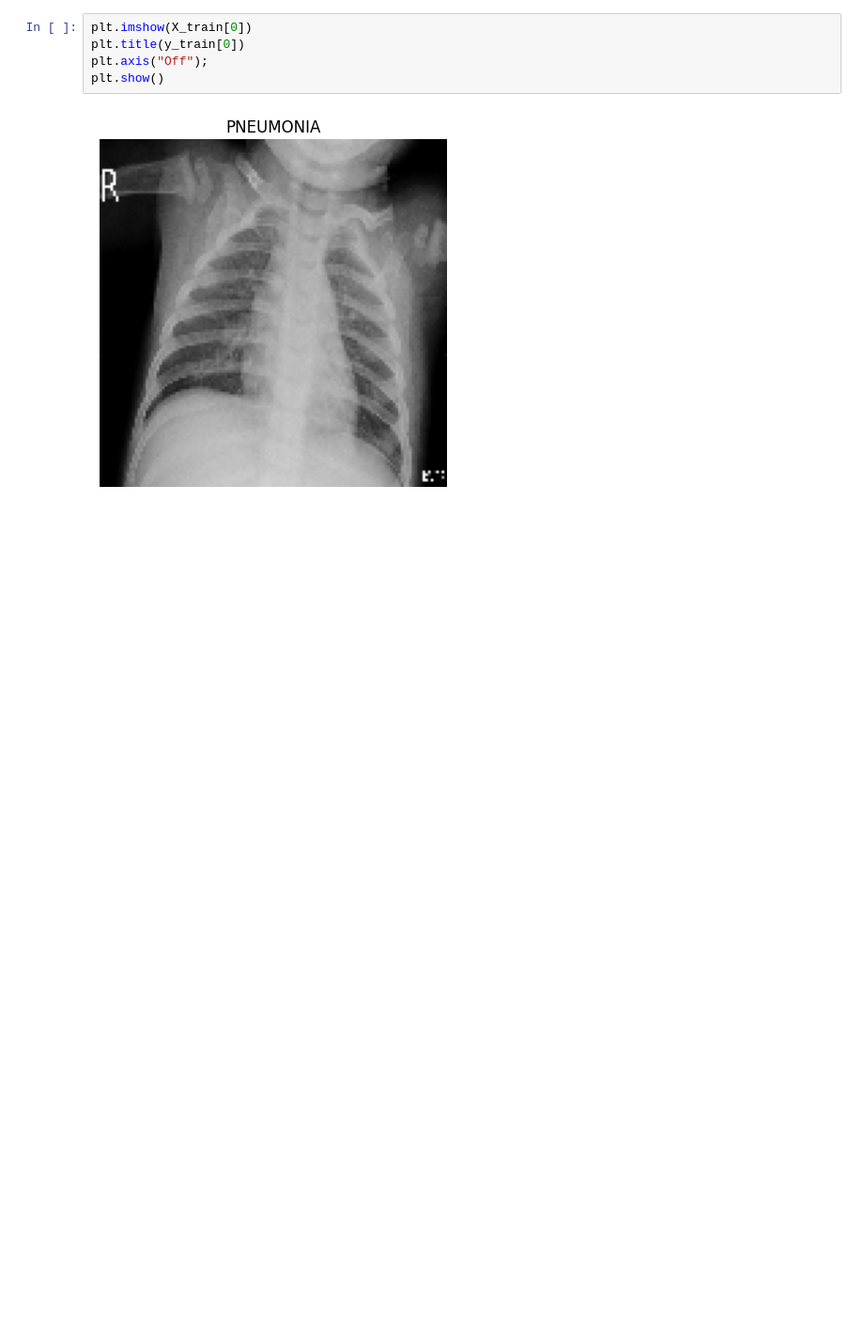
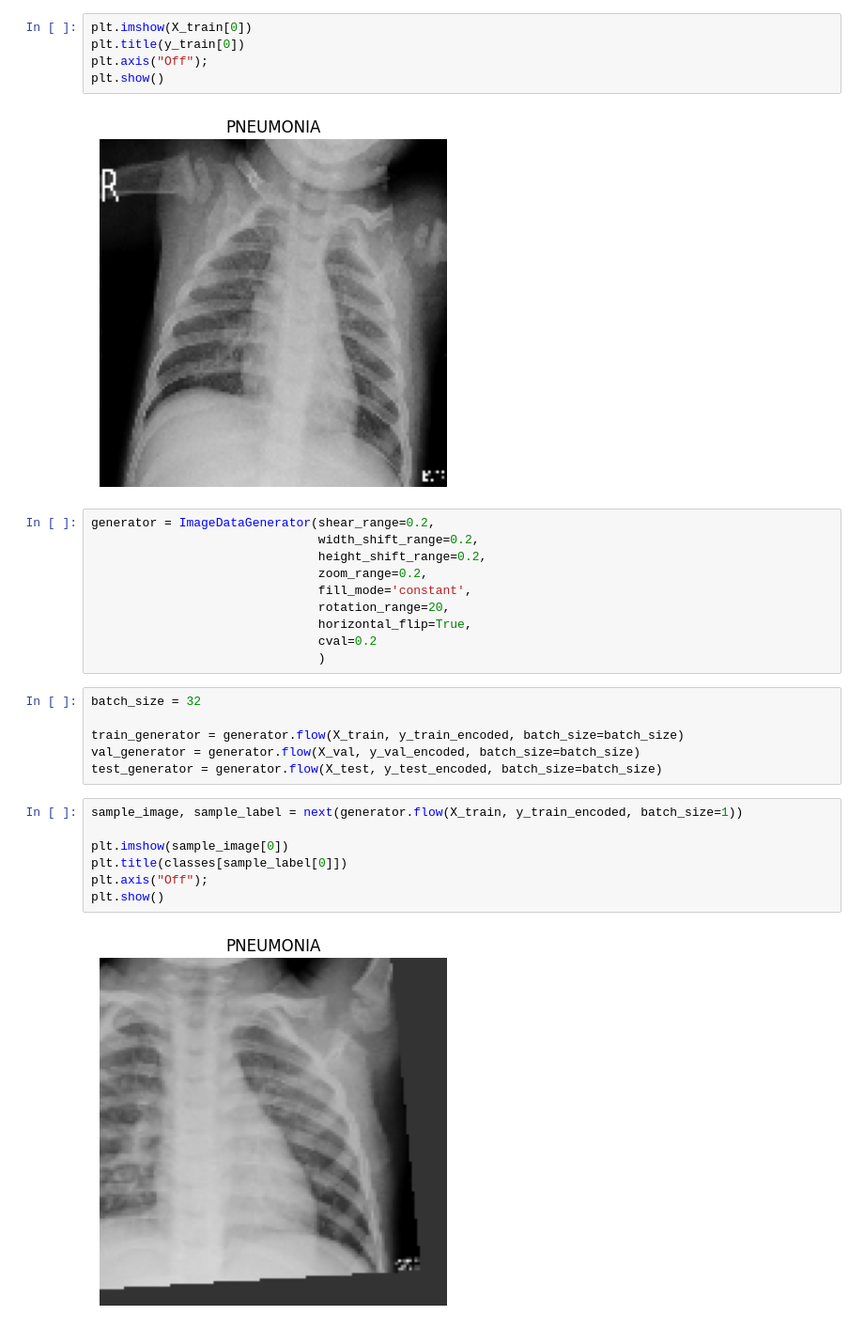
Before and after one commit to mjmousavi97/Deep-Learning-Tehran-uni, a Jupyter notebook: HomeWorks/04 HW/src/main.ipynb, the cells around one changed output. Shown at 94% size. Cells and saved outputs as stored; diff of their text form; blank space fills up the shorter version.

```diff
--- a/HomeWorks/04 HW/src/main.ipynb
+++ b/HomeWorks/04 HW/src/main.ipynb
@@ -101,3 +107,28 @@ plt.axis("Off");
 plt.show()
 # %% [output]
 [figure]
+# %%
+generator = ImageDataGenerator(shear_range=0.2,
+                               width_shift_range=0.2,
+                               height_shift_range=0.2,
+                               zoom_range=0.2,
+                               fill_mode='constant',
+                               rotation_range=20,
+                               horizontal_flip=True,
+                               cval=0.2
+                               )
+# %%
+batch_size = 32
+
+train_generator = generator.flow(X_train, y_train_encoded, batch_size=batch_size)
+val_generator = generator.flow(X_val, y_val_encoded, batch_size=batch_size)
+test_generator = generator.flow(X_test, y_test_encoded, batch_size=batch_size)
+# %%
+sample_image, sample_label = next(generator.flow(X_train, y_train_encoded, batch_size=1))
+
+plt.imshow(sample_image[0])
+plt.title(classes[sample_label[0]])
+plt.axis("Off");
+plt.show()
+# %% [output]
+[figure, added]
```
Also changed, not shown: parts of 10 cells of this notebook.
